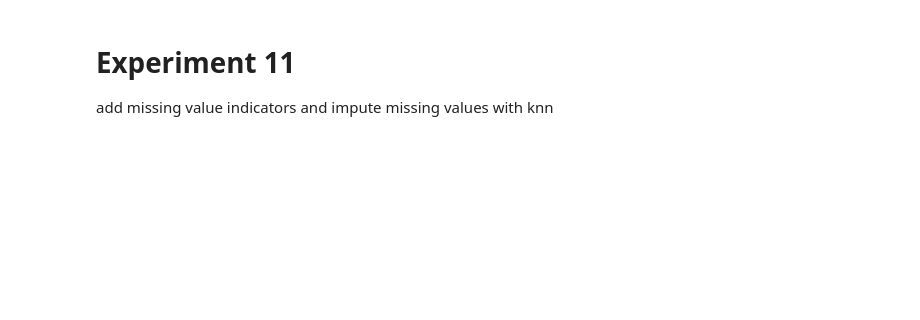
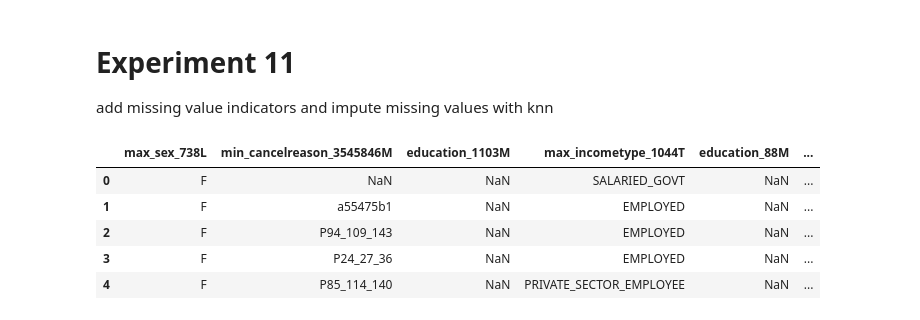
Before and after one commit to lemminkainen94/kaggle_home_credit, a Jupyter notebook: experiments.ipynb, the cells around one changed output. Cells and saved outputs as stored; diff of their text form; code cells hidden in the pictures; blank space fills up the shorter version.

```diff
--- a/experiments.ipynb
+++ b/experiments.ipynb
@@ -721,0 +1684,11 @@ add missing value indicators and impute missing values with knn
+# %%
+cat_to_knn = ["max_sex_738L", "min_cancelreason_3545846M" , "education_1103M", "max_incometype_1044T", "education_88M", "maritalst_385M"]
+# %%
+X_train[cat_to_knn].head()
+# %% [output]
+|  | max_sex_738L | min_cancelreason_3545846M | education_1103M | max_incometype_1044T | education_88M | ... |
+| 0 | F | NaN | NaN | SALARIED_GOVT | NaN | ... |
+| 1 | F | a55475b1 | NaN | EMPLOYED | NaN | ... |
+| 2 | F | P94_109_143 | NaN | EMPLOYED | NaN | ... |
+| 3 | F | P24_27_36 | NaN | EMPLOYED | NaN | ... |
+| 4 | F | P85_114_140 | NaN | PRIVATE_SECTOR_EMPLOYEE | NaN | ... |
```
Also changed, not shown: parts of 52 cells of this notebook, 7 other files.
